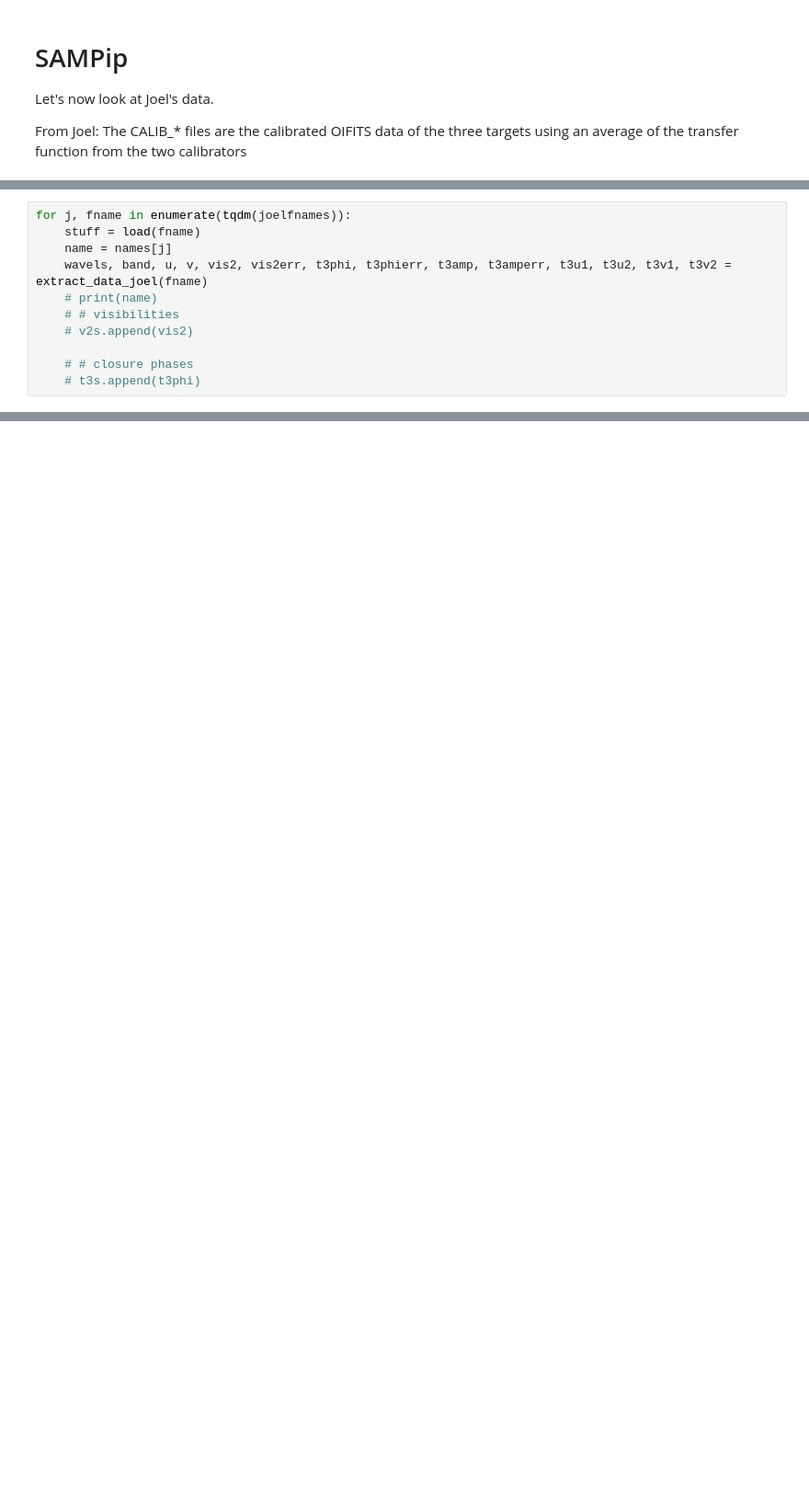
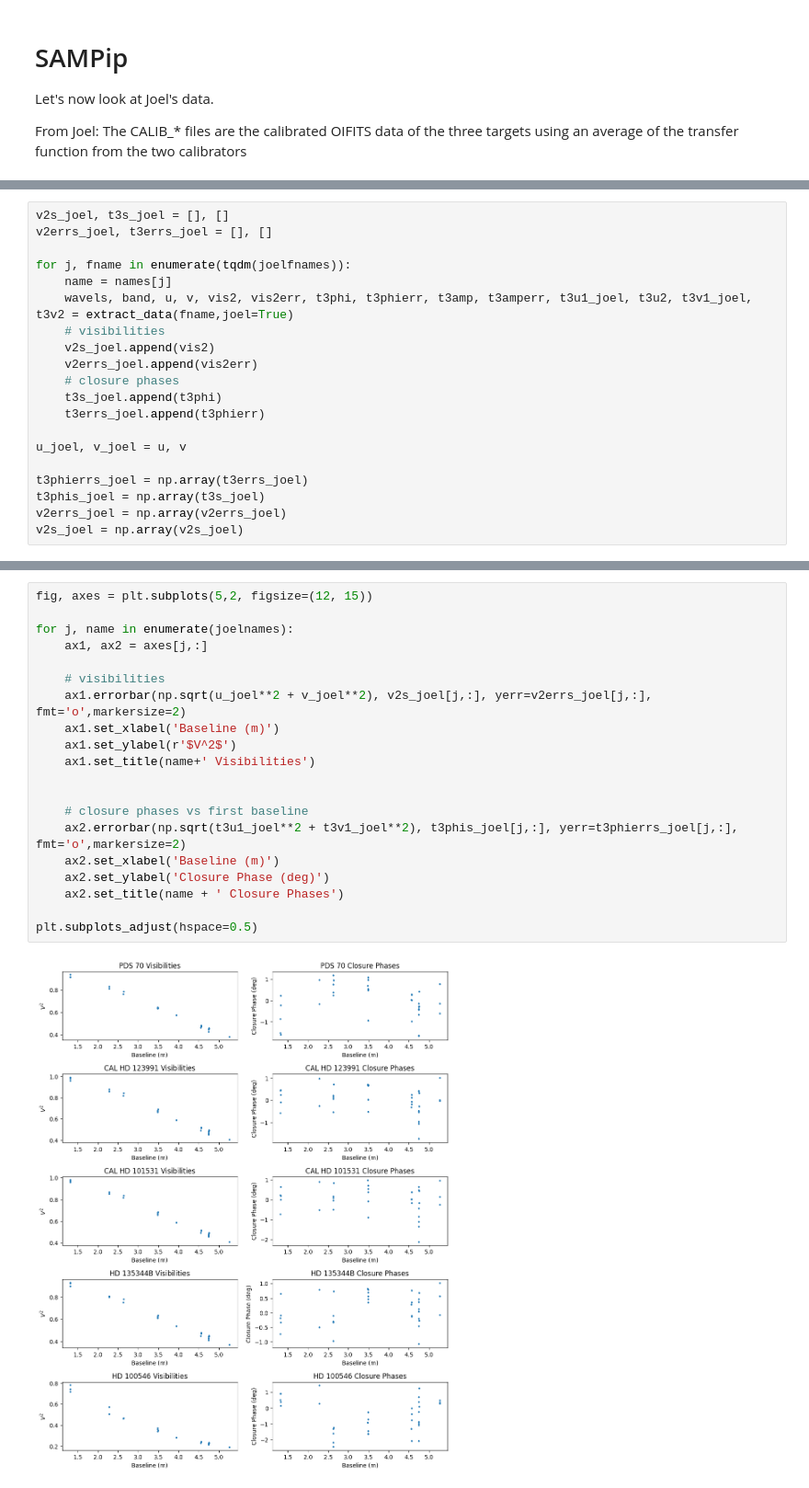
Before and after one commit to benjaminpope/ami, a Jupyter notebook: notebooks/comparison_1242.ipynb, the cells around one changed output, grey strips where cells are left out. Shown at 92% size. Saved outputs shown, nothing was run; the diff lists cells and outputs as text; blank space fills up the shorter version.

Commit message:
update for joel stuff

```diff
--- a/notebooks/comparison_1242.ipynb
+++ b/notebooks/comparison_1242.ipynb
@@ -285,14 +290,23 @@ print(joelnames)
 # %%
+v2s_joel, t3s_joel = [], []
+v2errs_joel, t3errs_joel = [], []
+
 for j, fname in enumerate(tqdm(joelfnames)):
-    stuff = load(fname)
     name = names[j]
-    wavels, band, u, v, vis2, vis2err, t3phi, t3phierr, t3amp, t3amperr, t3u1, t3u2, t3v1, t3v2 = extract_data_joel(fname)
-    # print(name)
-    # # visibilities
-    # v2s.append(vis2)
+    wavels, band, u, v, vis2, vis2err, t3phi, t3phierr, t3amp, t3amperr, t3u1_joel, t3u2, t3v1_joel, t3v2 = extract_data(fname,joel=True)
+    # visibilities
+    v2s_joel.append(vis2)
+    v2errs_joel.append(vis2err)
+    # closure phases
+    t3s_joel.append(t3phi)
+    t3errs_joel.append(t3phierr)
 
-    # # closure phases
-    # t3s.append(t3phi)
+u_joel, v_joel = u, v
+
+t3phierrs_joel = np.array(t3errs_joel)
+t3phis_joel = np.array(t3s_joel)
+v2errs_joel = np.array(v2errs_joel)
+v2s_joel = np.array(v2s_joel)
 # %% [output]
 No filter in info or as input param?
 No filter in info or as input param?
@@ -348,0 +316,22 @@ joelfnames
+# %%
+fig, axes = plt.subplots(5,2, figsize=(12, 15))
+
+for j, name in enumerate(joelnames):
+    ax1, ax2 = axes[j,:]
+
+    # visibilities
+    ax1.errorbar(np.sqrt(u_joel**2 + v_joel**2), v2s_joel[j,:], yerr=v2errs_joel[j,:], fmt='o',markersize=2)
+    ax1.set_xlabel('Baseline (m)')
+    ax1.set_ylabel(r'$V^2$')
+    ax1.set_title(name+' Visibilities')
+
+
+    # closure phases vs first baseline
+    ax2.errorbar(np.sqrt(t3u1_joel**2 + t3v1_joel**2), t3phis_joel[j,:], yerr=t3phierrs_joel[j,:], fmt='o',markersize=2)
+    ax2.set_xlabel('Baseline (m)')
+    ax2.set_ylabel('Closure Phase (deg)')
+    ax2.set_title(name + ' Closure Phases')
+
+plt.subplots_adjust(hspace=0.5)
+# %% [output]
+[figure, added]
```
Also changed, not shown: parts of 9 cells of this notebook, 1 other file.
